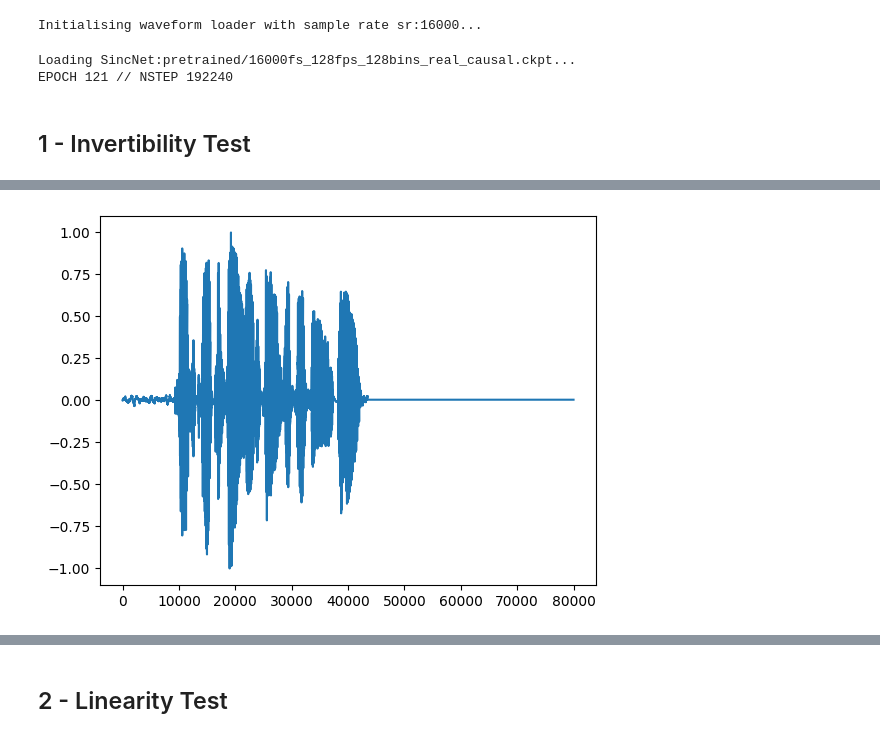
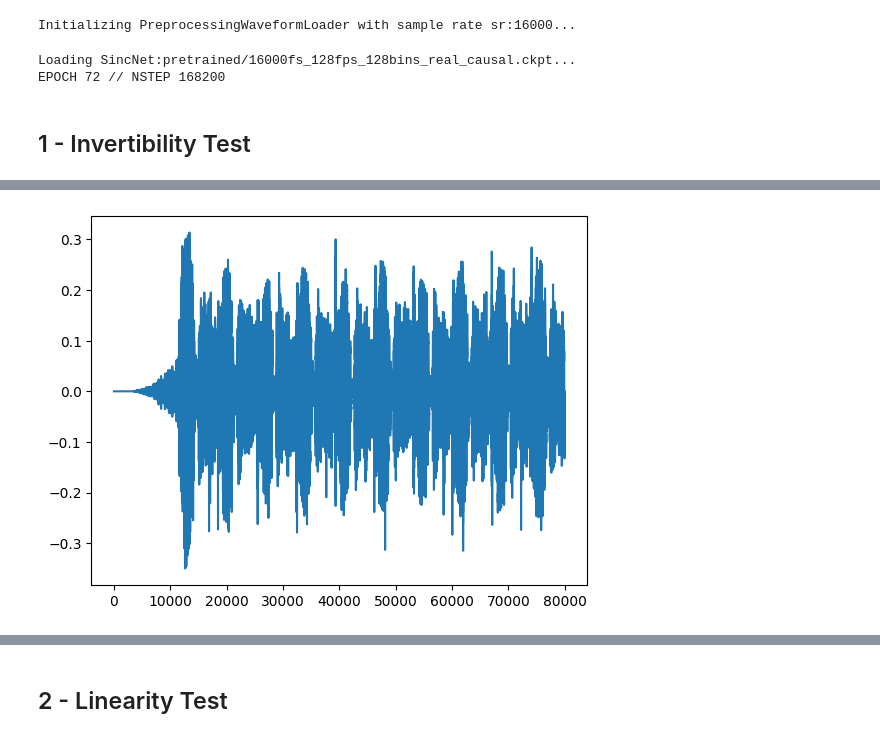
Before and after one commit to wkzng/iSincNet, a Jupyter notebook: demo.ipynb, the cells around one changed output, grey strips where cells are left out. Saved outputs shown, nothing was run; the diff lists cells and outputs as text; code cells hidden in the pictures.

```diff
--- a/demo.ipynb
+++ b/demo.ipynb
@@ -13,10 +13,9 @@ from datasets.utils.waveform import WaveformLoader
 device = torch.device("cpu")
 # %%
 SAMPLE_RATE = 16_000
-CHUNK_DURATION = 5
-audio_loader = WaveformLoader(sample_rate=SAMPLE_RATE, chunk_duration=CHUNK_DURATION)
+audio_loader = WaveformLoader(sample_rate=SAMPLE_RATE)
 # %% [output]
-Initialising waveform loader with sample rate sr:16000...
+Initializing PreprocessingWaveformLoader with sample rate sr:16000...
 # %%
 from datasets.configs import GTZANConfig
 
@@ -24,28 +23,35 @@ config = GTZANConfig()
 weights_folder = "pretrained"
 #weights_folder = f"training/trainings/{config.id}/ckpt"
 # %%
-sinc : SincNet = SincNet().load_pretrained_weights(weights_folder=weights_folder).eval().to(device)
+sinc : SincNet = SincNet().load_pretrained_weights(weights_folder=weights_folder, verbose=True).eval().to(device)
 # %% [output]
 Loading SincNet:pretrained/16000fs_128fps_128bins_real_causal.ckpt...
-EPOCH 121 // NSTEP 192240
+EPOCH 72 // NSTEP 168200
 # %% [markdown]
 ## 1 - Invertibility Test
 # %%
 audio_pathes = {
     1:"audio/invertibility/p232_001.wav",
     2:"audio/invertibility/p232_002.wav",
     3:"audio/invertibility/15033000.mp3",
     4:"audio/invertibility/16366200.mp3",
     5:"audio/invertibility/16129994.mp3",
     6:"audio/invertibility/16176213.mp3",
 }
 
 audio_path = audio_pathes[2]
-waveform = audio_loader.load(audio_path, offset=0, duration=5)
+audio_path = "audio/kyara-world-edge.mp3"
+#audio_path = "audio/miami-nights-1984-accelerated.mp3"
+#audio_path = "audio/Sessionbuilder-preview.mp3"
+#audio_path = "audio/backwhen-watermane-deep-water.mp3"
+
+waveform = audio_loader.load_segment(audio_path, offset=0, duration=5, nchannels=1)
+loudness = audio_loader.measure_loudness(waveform)
+waveform = audio_loader.normalise_loudness(waveform, loudness, target_lufs=-23)
 
 plt.plot(waveform[0])
 ipd.Audio(waveform, rate=SAMPLE_RATE, autoplay=False)
 # %% [output]
 [interactive output not drawn]
-[figure, old version]
+[figure, new version]
 # %%
```
Also changed, not shown: parts of 5 cells of this notebook, 12 other files.
